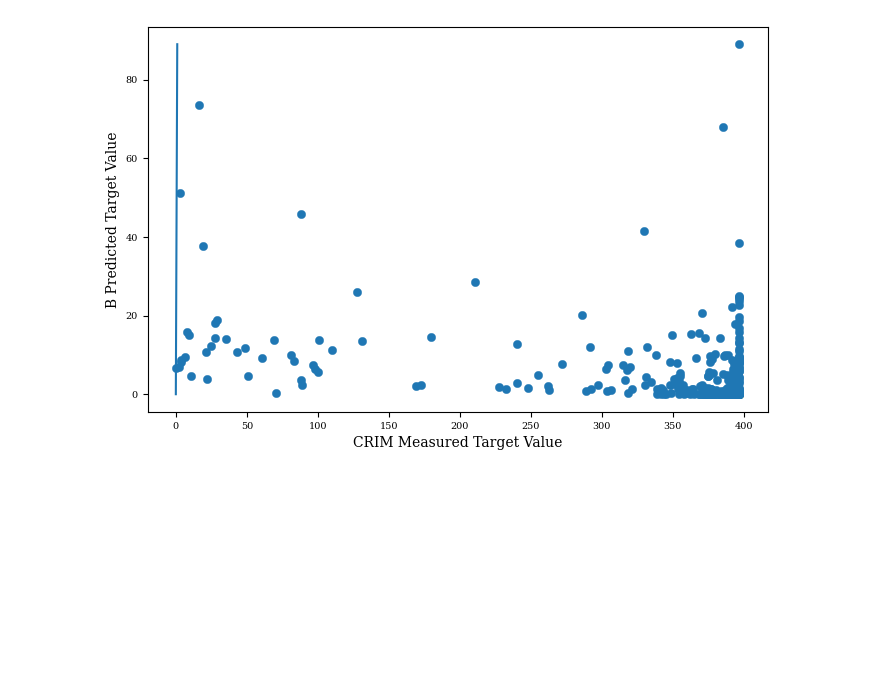
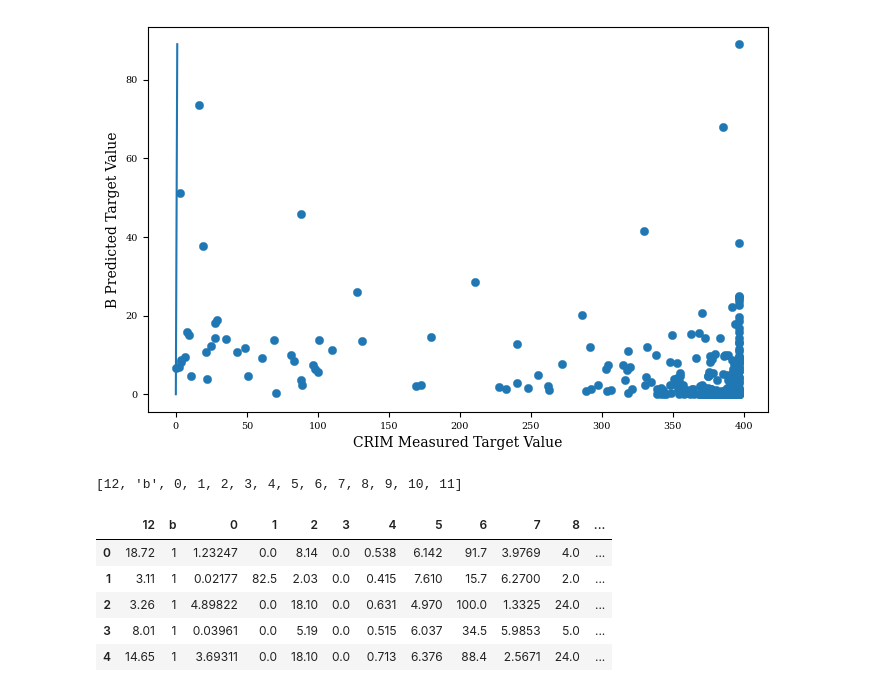
Before and after one commit to peterruler/bostom_housing_iq, a Jupyter notebook: boston_housing01.ipynb, the cells around one changed output. Drawn from its saved outputs; the diff is of its cells as text; code cells hidden in the pictures; blank space fills up the shorter version.

```diff
--- a/boston_housing01.ipynb
+++ b/boston_housing01.ipynb
@@ -146,3 +156,14 @@ ax.set_ylabel('B Predicted Target Value')
 Text(0, 0.5, 'B Predicted Target Value')
 <Figure size 640x480 with 0 Axes>
 [figure]
+# %%
+X = pd.DataFrame(train_data)
+Y = pd.DataFrame(train_targets)
+# %%
+X['b'] = 1
+# %%
+cols = X.columns.tolist()
+cols = cols[-1:] + cols[:-1]
+print(cols)
+# %% [output]
+[12, 'b', 0, 1, 2, 3, 4, 5, 6, 7, 8, 9, 10, 11]
@@ -148,0 +172,9 @@ Text(0, 0.5, 'B Predicted Target Value')
+# %%
+X.head()
+# %% [output]
+|  | 12 | b | 0 | 1 | 2 | 3 | 4 | 5 | 6 | 7 | 8 | ... |
+| 0 | 18.72 | 1 | 1.23247 | 0.0 | 8.14 | 0.0 | 0.538 | 6.142 | 91.7 | 3.9769 | 4.0 | ... |
+| 1 | 3.11 | 1 | 0.02177 | 82.5 | 2.03 | 0.0 | 0.415 | 7.610 | 15.7 | 6.2700 | 2.0 | ... |
+| 2 | 3.26 | 1 | 4.89822 | 0.0 | 18.10 | 0.0 | 0.631 | 4.970 | 100.0 | 1.3325 | 24.0 | ... |
+| 3 | 8.01 | 1 | 0.03961 | 0.0 | 5.19 | 0.0 | 0.515 | 6.037 | 34.5 | 5.9853 | 5.0 | ... |
+| 4 | 14.65 | 1 | 3.69311 | 0.0 | 18.10 | 0.0 | 0.713 | 6.376 | 88.4 | 2.5671 | 24.0 | ... |
```
Also changed, not shown: parts of 6 cells of this notebook, 1 other file.
